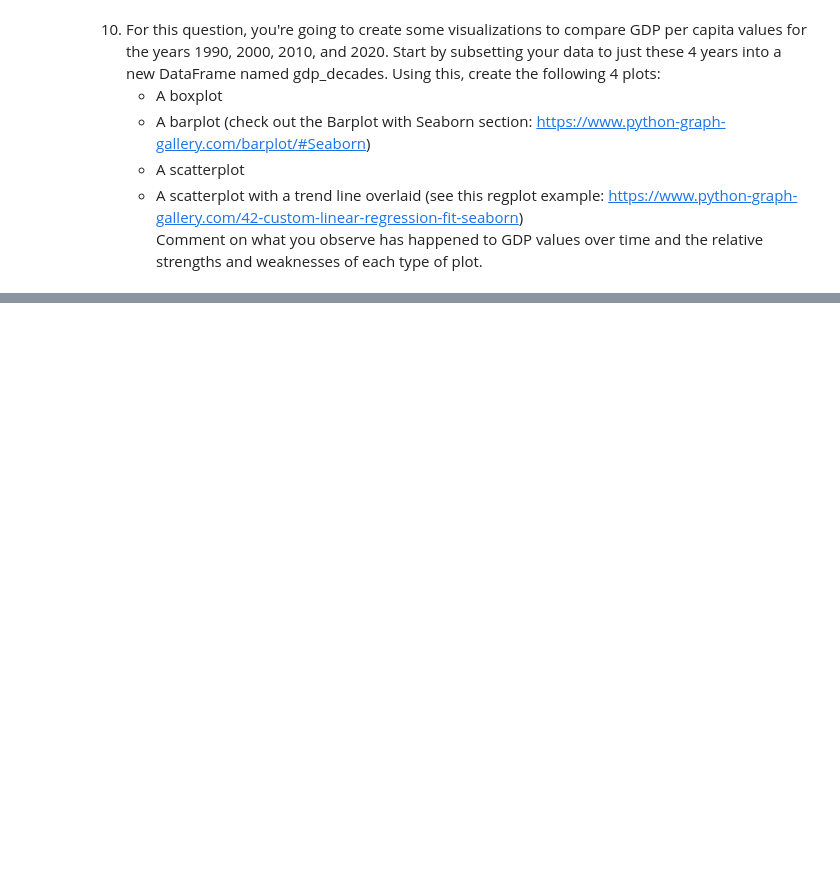
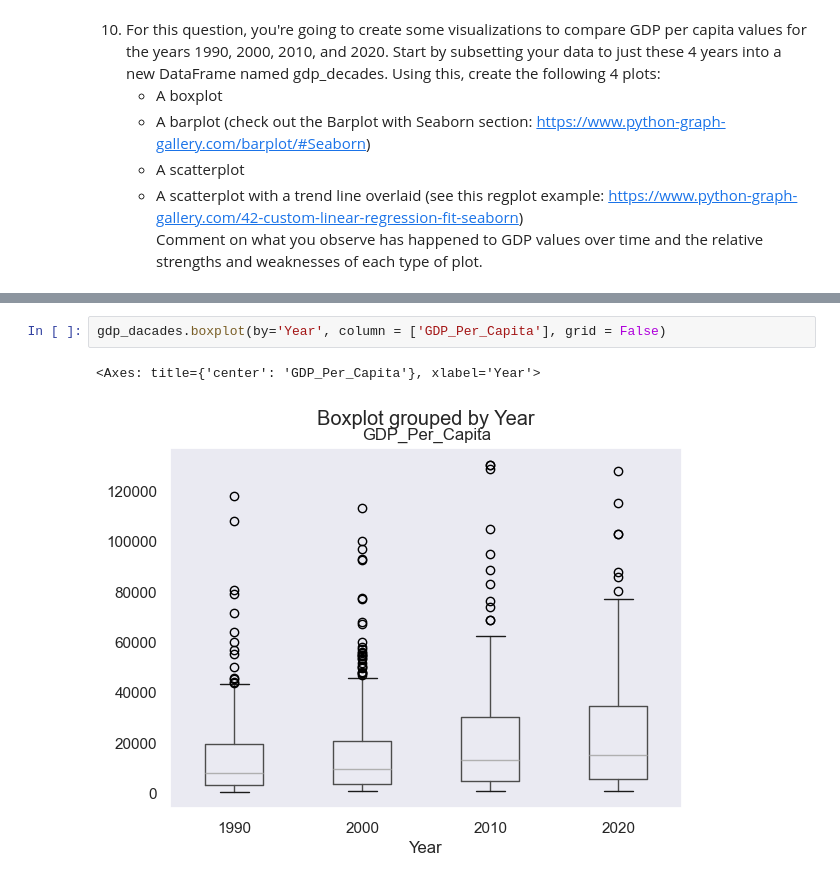
Before and after one commit to NSS-Data-Analytics-Cohort-14/gdp-and-internet-usage-Djmayfield-alt, a Jupyter notebook: notebooks/gdp_project.ipynb, the cells around one changed output, grey strips where cells are left out. Drawn from its saved outputs; the diff is of its cells as text; blank space fills up the shorter version.

```diff
--- a/notebooks/gdp_project.ipynb
+++ b/notebooks/gdp_project.ipynb
@@ -149,0 +160,5 @@ Comment on what you observe has happened to GDP values over time and the relativ
+# %%
+gdp_dacades.boxplot(by='Year', column = ['GDP_Per_Capita'], grid = False)
+# %% [output]
+<Axes: title={'center': 'GDP_Per_Capita'}, xlabel='Year'>
+[figure, added]
```
Also changed, not shown: parts of 13 cells of this notebook.
